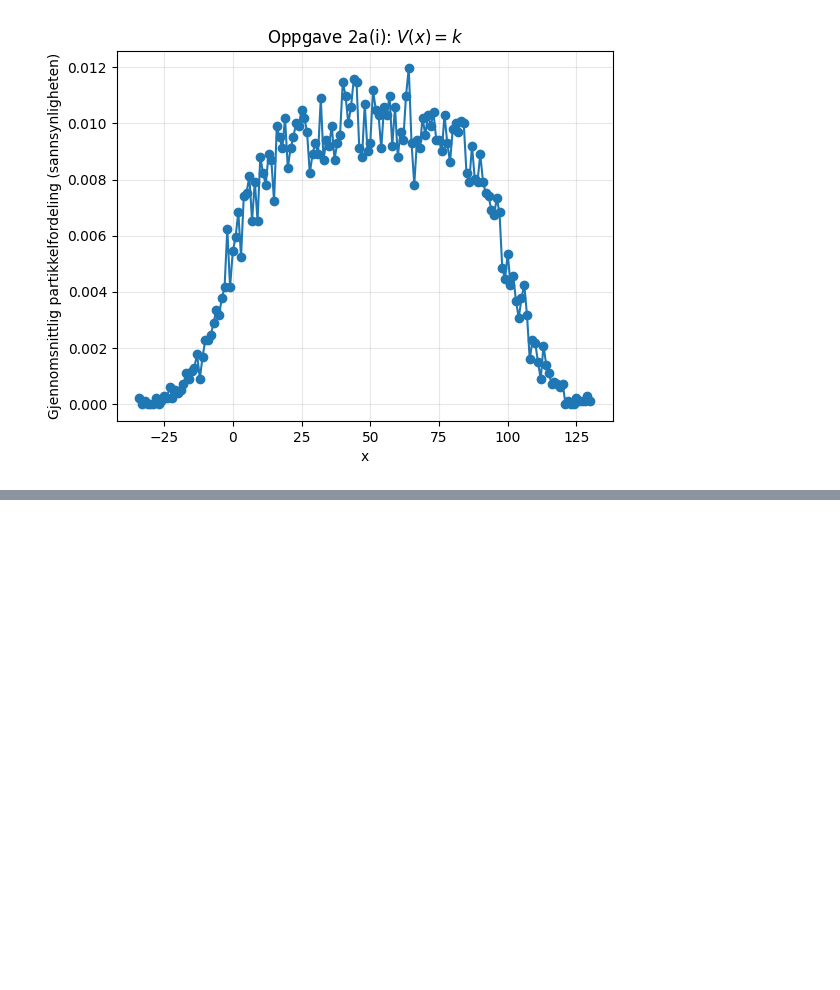
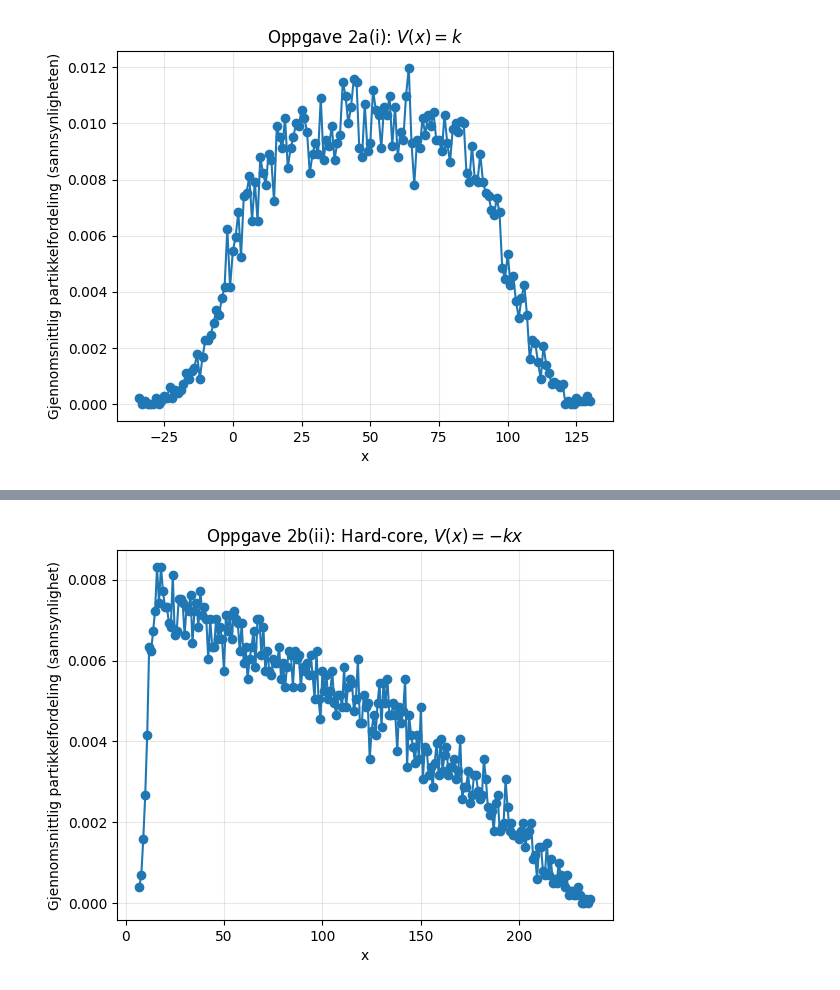
Before and after one commit to clarano30/TMA4320_prosjekt_2_Mie_Clara, a Jupyter notebook: project.ipynb, the cells around one changed output, grey strips where cells are left out. Saved outputs shown, nothing was run; the diff lists cells and outputs as text; code cells hidden in the pictures; blank space fills up the shorter version.

```diff
--- a/project.ipynb
+++ b/project.ipynb
@@ -427,0 +548,18 @@ plt.show()
+# %%
+# Graf for 2b(ii)for V(x) = -kx
+
+x_axis_b2, avg_density_b2 = run_simulation_avg_density(
+    step_fn=step_hardcore,
+    V_fn=V_linear,
+    beta=beta_k
+)
+
+plt.figure()
+plt.plot(x_axis_b2, avg_density_b2, marker='o', linestyle='-')
+plt.xlabel("x")
+plt.ylabel("Gjennomsnittlig partikkelfordeling (sannsynlighet)")
+plt.title("Oppgave 2b(ii): Hard-core, $V(x)=-kx$")
+plt.grid(True, alpha=0.3)
+plt.show()
+# %% [output]
+[figure, added]
```
Also changed, not shown: parts of 23 cells of this notebook.
